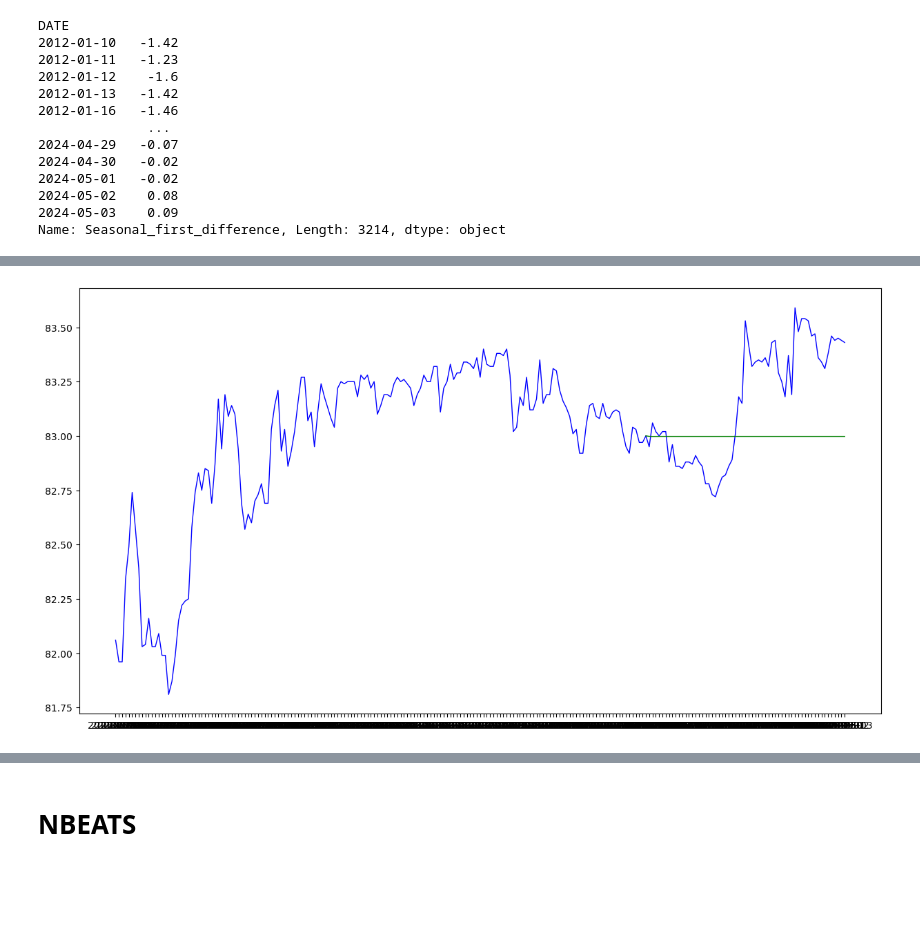
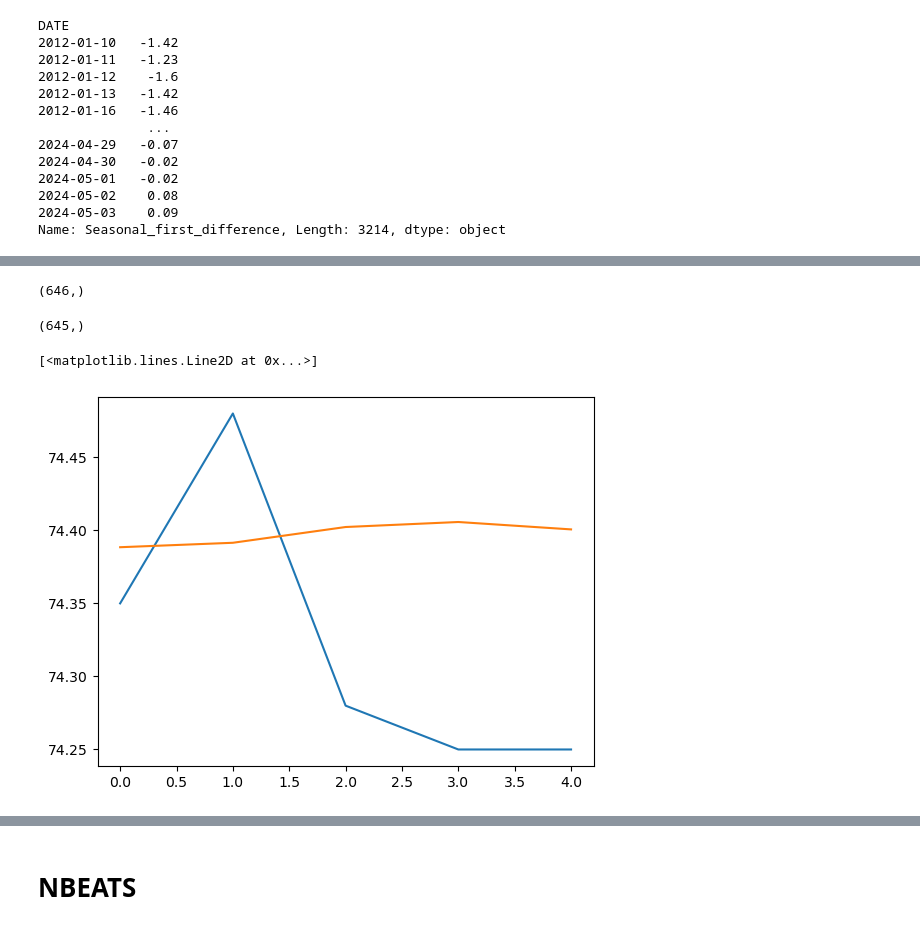
Before and after one commit to psycoplankton/Rupee-vs-Dollar-Time-Series-Forecasting, a Jupyter notebook: Time_Series_prediction_with_LSTM_N_BEATS_and_Autoformer_.ipynb, the cells around one changed output, grey strips where cells are left out. Saved outputs shown, nothing was run; the diff lists cells and outputs as text; code cells hidden in the pictures; blank space fills up the shorter version.

```diff
--- a/Time_Series_prediction_with_LSTM_N_BEATS_and_Autoformer_.ipynb
+++ b/Time_Series_prediction_with_LSTM_N_BEATS_and_Autoformer_.ipynb
@@ -809,9 +794,15 @@ Name: DEXINUS, dtype: object
-# %%
-forecast = arima_fit.predict(start = 3161, end = 3221, dynamic = True)
-
-plt.figure(figsize=(15, 8))
-plt.plot(dates[3000:], dexinus[3000:],linestyle='-', color='blue', linewidth=1, markersize=2)
-plt.plot(dates[3160:], forecast,linestyle='-', color='green', linewidth=1, markersize=2)
-plt.show()
-# %% [output]
-[figure, removed]
+# %%
+forecast = arima_fit.predict(start=ratio, end=len, dynamic=True)
+forecast.shape
+# %% [output]
+(646,)
+# %%
+np.array(test_data, dtype = np.float64).shape
+# %% [output]
+(645,)
+# %%
+plt.plot(np.array(test_data, dtype=np.float64)[:5])
+plt.plot(forecast[:5])
+# %% [output]
+[<matplotlib.lines.Line2D at 0x...>]
+[figure, added]
```
Also changed, not shown: parts of 19 cells of this notebook.
